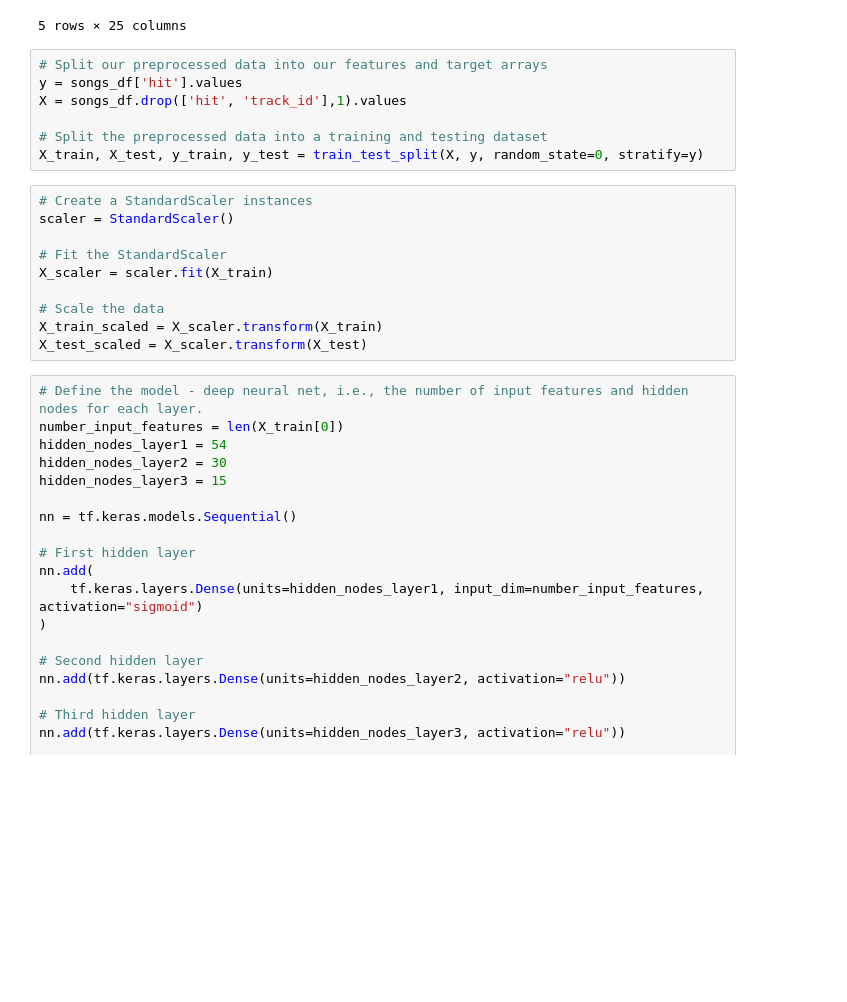
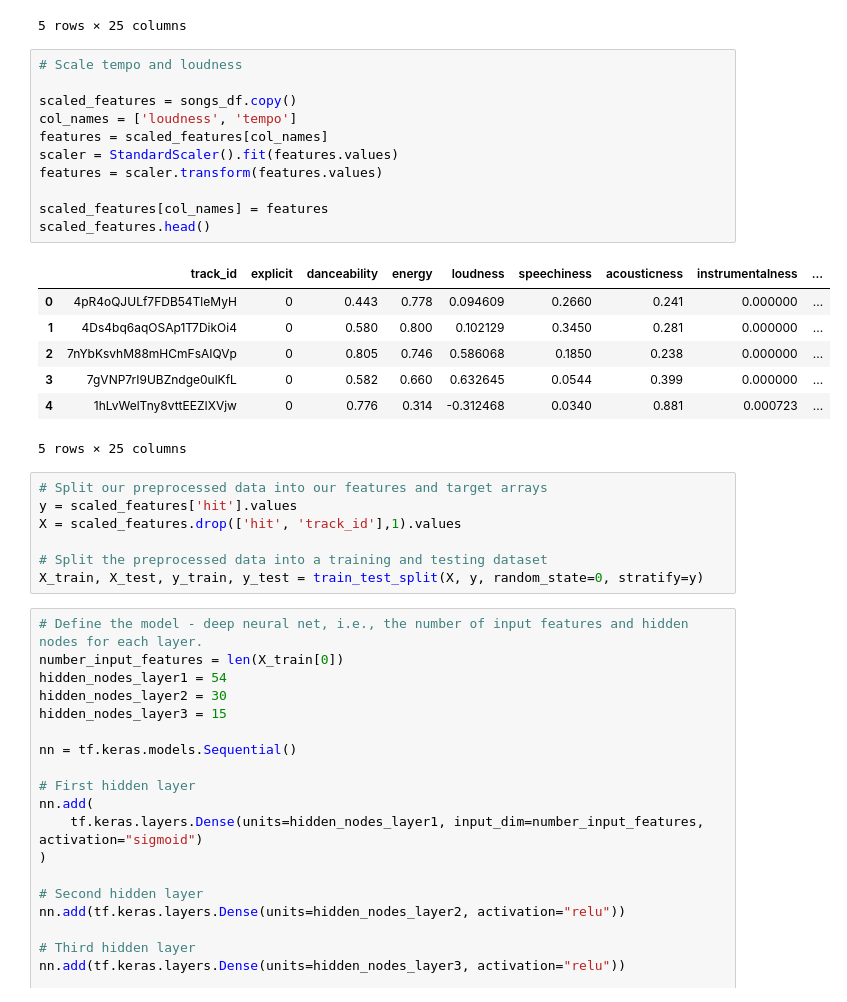
Before and after one commit to ayaakoub/spotify-final-project, a Jupyter notebook: Spotify_NeuralNetwork.ipynb, the cells around one changed output. Saved outputs shown, nothing was run; the diff lists cells and outputs as text; blank space fills up the shorter version.

```diff
--- a/Spotify_NeuralNetwork.ipynb
+++ b/Spotify_NeuralNetwork.ipynb
@@ -54,23 +54,32 @@ songs_df.head()
 | 3 | 7gVNP7rI9UBZndge0ulKfL | 0 | 0.582 | 0.660 | -4.988 | 0.0544 | 0.399 | 0.000000 | ... |
 | 4 | 1hLvWelTny8vttEEZIXVjw | 0 | 0.776 | 0.314 | -9.513 | 0.0340 | 0.881 | 0.000723 | ... |
 5 rows × 25 columns
+# %%
+# Scale tempo and loudness
+
+scaled_features = songs_df.copy()
+col_names = ['loudness', 'tempo']
+features = scaled_features[col_names]
+scaler = StandardScaler().fit(features.values)
+features = scaler.transform(features.values)
+
+scaled_features[col_names] = features
+scaled_features.head()
+# %% [output]
+|  | track_id | explicit | danceability | energy | loudness | speechiness | acousticness | instrumentalness | ... |
+| 0 | 4pR4oQJULf7FDB54TleMyH | 0 | 0.443 | 0.778 | 0.094609 | 0.2660 | 0.241 | 0.000000 | ... |
+| 1 | 4Ds4bq6aqOSAp1T7DikOi4 | 0 | 0.580 | 0.800 | 0.102129 | 0.3450 | 0.281 | 0.000000 | ... |
+| 2 | 7nYbKsvhM88mHCmFsAIQVp | 0 | 0.805 | 0.746 | 0.586068 | 0.1850 | 0.238 | 0.000000 | ... |
+| 3 | 7gVNP7rI9UBZndge0ulKfL | 0 | 0.582 | 0.660 | 0.632645 | 0.0544 | 0.399 | 0.000000 | ... |
+| 4 | 1hLvWelTny8vttEEZIXVjw | 0 | 0.776 | 0.314 | -0.312468 | 0.0340 | 0.881 | 0.000723 | ... |
+5 rows × 25 columns
 # %%
 # Split our preprocessed data into our features and target arrays
-y = songs_df['hit'].values
-X = songs_df.drop(['hit', 'track_id'],1).values
+y = scaled_features['hit'].values
+X = scaled_features.drop(['hit', 'track_id'],1).values
 
 # Split the preprocessed data into a training and testing dataset
 X_train, X_test, y_train, y_test = train_test_split(X, y, random_state=0, stratify=y)
-# %%
-# Create a StandardScaler instances
-scaler = StandardScaler()
-
-# Fit the StandardScaler
-X_scaler = scaler.fit(X_train)
-
-# Scale the data
-X_train_scaled = X_scaler.transform(X_train)
-X_test_scaled = X_scaler.transform(X_test)
 # %%
 # Define the model - deep neural net, i.e., the number of input features and hidden nodes for each layer.
 number_input_features = len(X_train[0])
```
Also changed, not shown: parts of 2 cells of this notebook, 2 other files.
